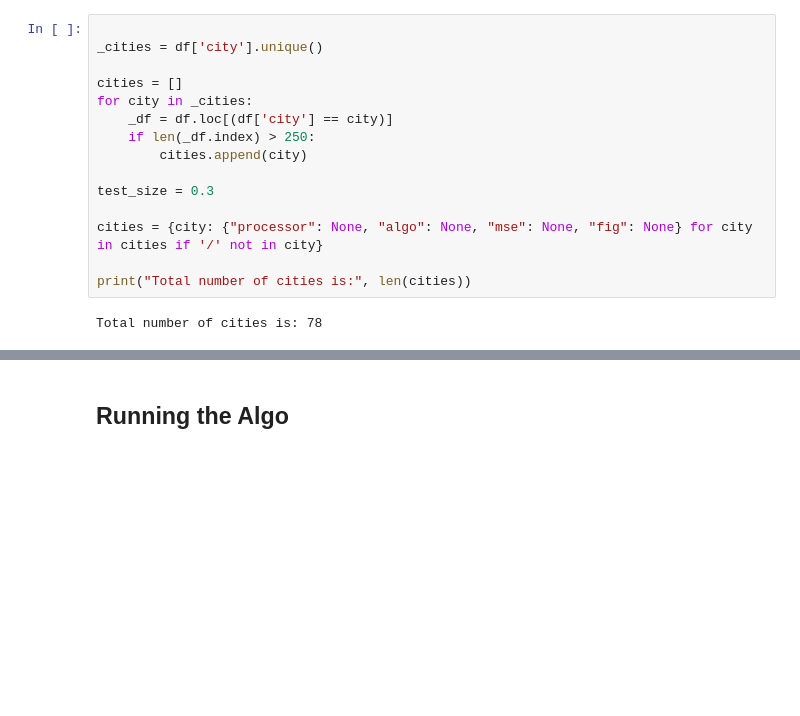
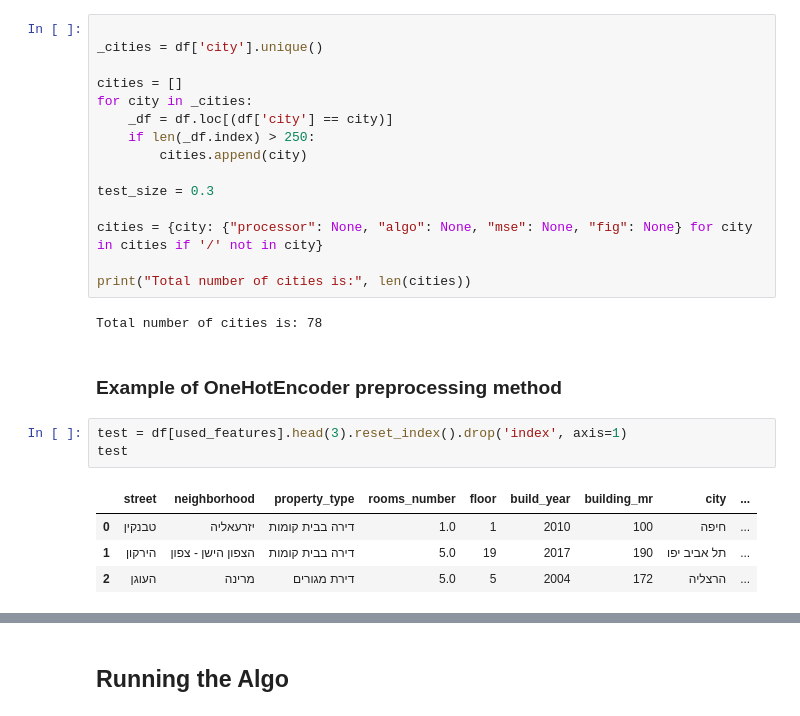
Before and after one commit to barzrcom/final-project, a Jupyter notebook: src/ml/ml/deals_GradientBoosting.ipynb, the cells around one changed output, grey strips where cells are left out. Saved outputs shown, nothing was run; the diff lists cells and outputs as text; blank space fills up the shorter version.

Commit message:
Add example of OneHotEncoder process

```diff
--- a/src/ml/ml/deals_GradientBoosting.ipynb
+++ b/src/ml/ml/deals_GradientBoosting.ipynb
@@ -86,3 +86,13 @@ cities = {city: {"processor": None, "algo": None, "mse": None, "fig": None} for
 print("Total number of cities is:", len(cities))
 # %% [output]
 Total number of cities is: 78
+# %% [markdown]
+### Example of OneHotEncoder preprocessing method
+# %%
+test = df[used_features].head(3).reset_index().drop('index', axis=1)
+test
+# %% [output]
+|  | street | neighborhood | property_type | rooms_number | floor | build_year | building_mr | city | ... |
+| 0 | טבנקין | יזרעאליה | דירה בבית קומות | 1.0 | 1 | 2010 | 100 | חיפה | ... |
+| 1 | הירקון | הצפון הישן - צפון | דירה בבית קומות | 5.0 | 19 | 2017 | 190 | תל אביב יפו | ... |
+| 2 | העוגן | מרינה | דירת מגורים | 5.0 | 5 | 2004 | 172 | הרצליה | ... |
```
Also changed, not shown: parts of 1 cell of this notebook.
